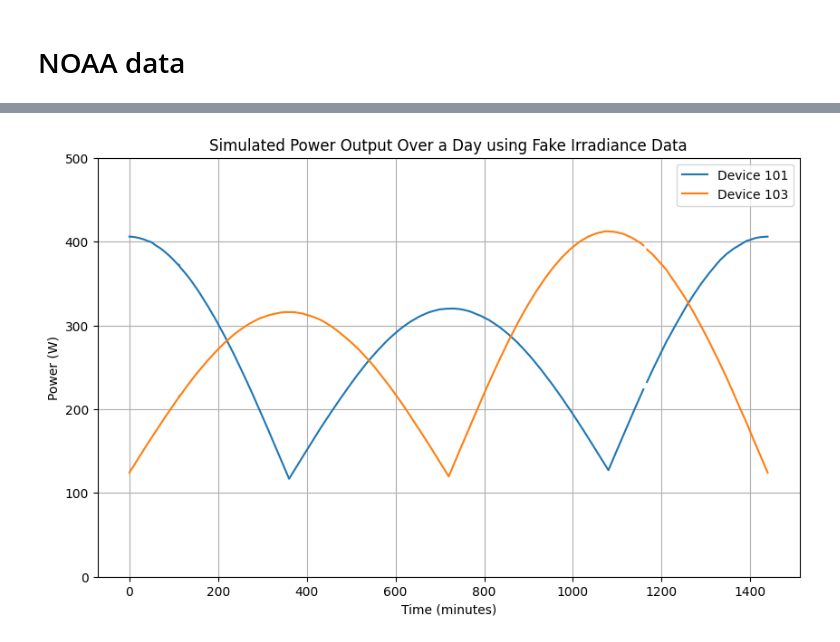
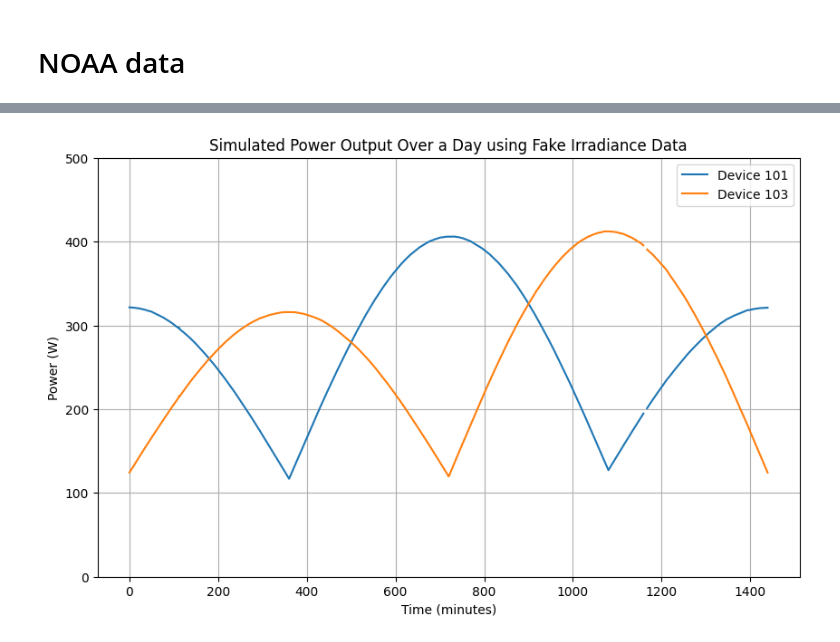
Before and after one commit to Manish-Khanalv1/South-Pole-Data, a Jupyter notebook: data_plot_25_12.ipynb, the cells around one changed output, grey strips where cells are left out. Cells and saved outputs as stored; diff of their text form; code cells hidden in the pictures.

```diff
--- a/data_plot_25_12.ipynb
+++ b/data_plot_25_12.ipynb
@@ -276,7 +276,8 @@ solar_angle =  [np.cos(np.radians(-23.44*np.cos(np.radians(360*((x/1440)+182+int
              *np.cos(((((x / 1440) + 182+int(1))%1)*2*np.pi)) for x in range(1440)]
 
 solar_angle = np.array(solar_angle)
-solar_angle101 = np.concatenate((solar_angle[360:1440],solar_angle[0:360]))
+solar_angle101 = np.concatenate((solar_angle[720:1440],solar_angle[0:720]))
+solar_angle103  = np.concatenate((solar_angle[360:1440],solar_angle[0:360]))
 # %%
 time = np.arange(1440)
 dir_data = np.array(random.choices(range(990, 1000), k=1440))
@@ -419,14 +420,14 @@ plt.show()
 # %%
 plt.figure(figsize=(10, 6))
 
-plt.plot(time,simulated_power(solar_angle,dir_NOAA, dff_NOAA, up_NOAA),label='Device 101')
-plt.plot(time,simulated_power(solar_angle101,dir_NOAA, dff_NOAA, up_NOAA),label='Device 103')
+plt.plot(time,simulated_power(solar_angle101,dir_NOAA, dff_NOAA, up_NOAA),label='Device 101')
+plt.plot(time,simulated_power(solar_angle103,dir_NOAA, dff_NOAA, up_NOAA),label='Device 103')
 plt.title('Simulated Power Output Over a Day using Fake Irradiance Data')
 plt.ylabel('Power (W)')
 plt.grid(True)
 plt.legend()
 plt.xlabel('Time (minutes)')
 plt.ylim(0,500)
 plt.show()
 # %% [output]
-[figure, old version]
+[figure, new version]
```
Also changed, not shown: parts of 4 cells of this notebook.
